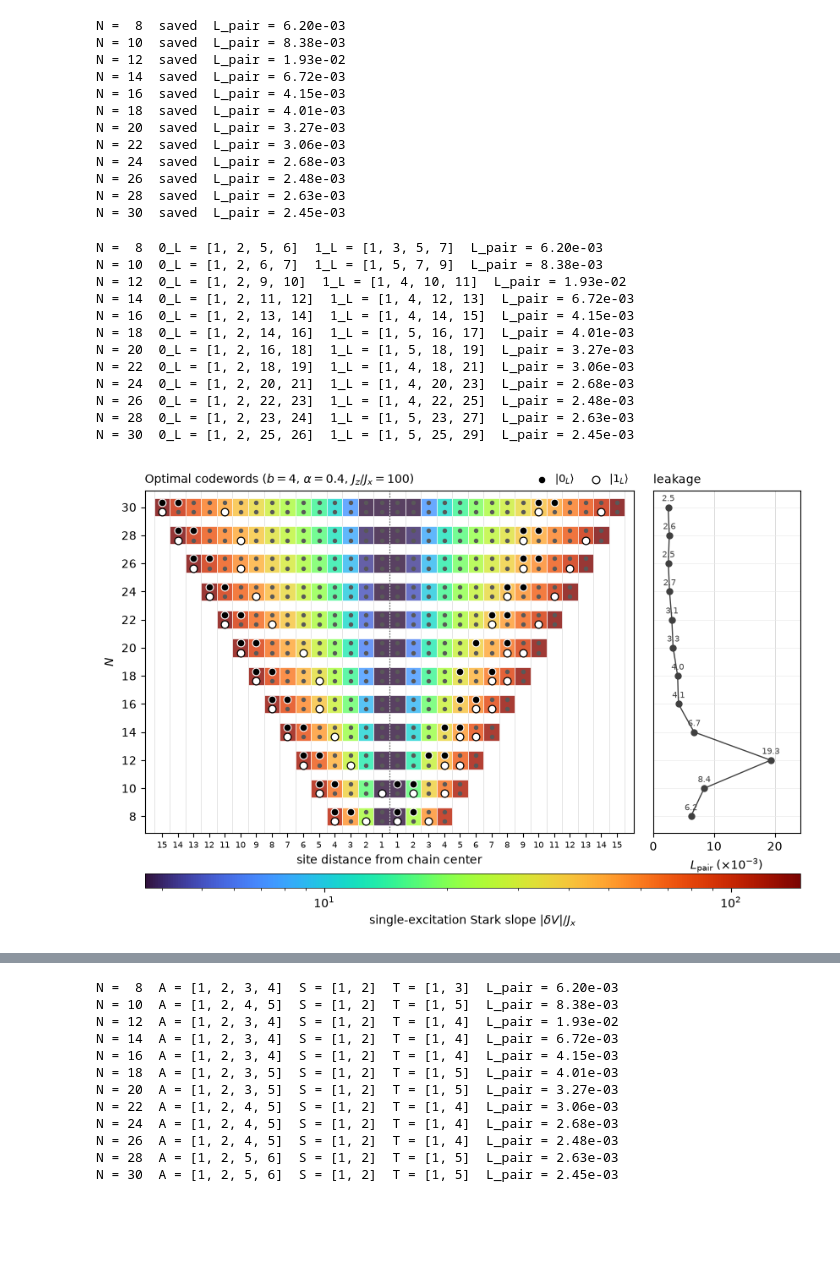
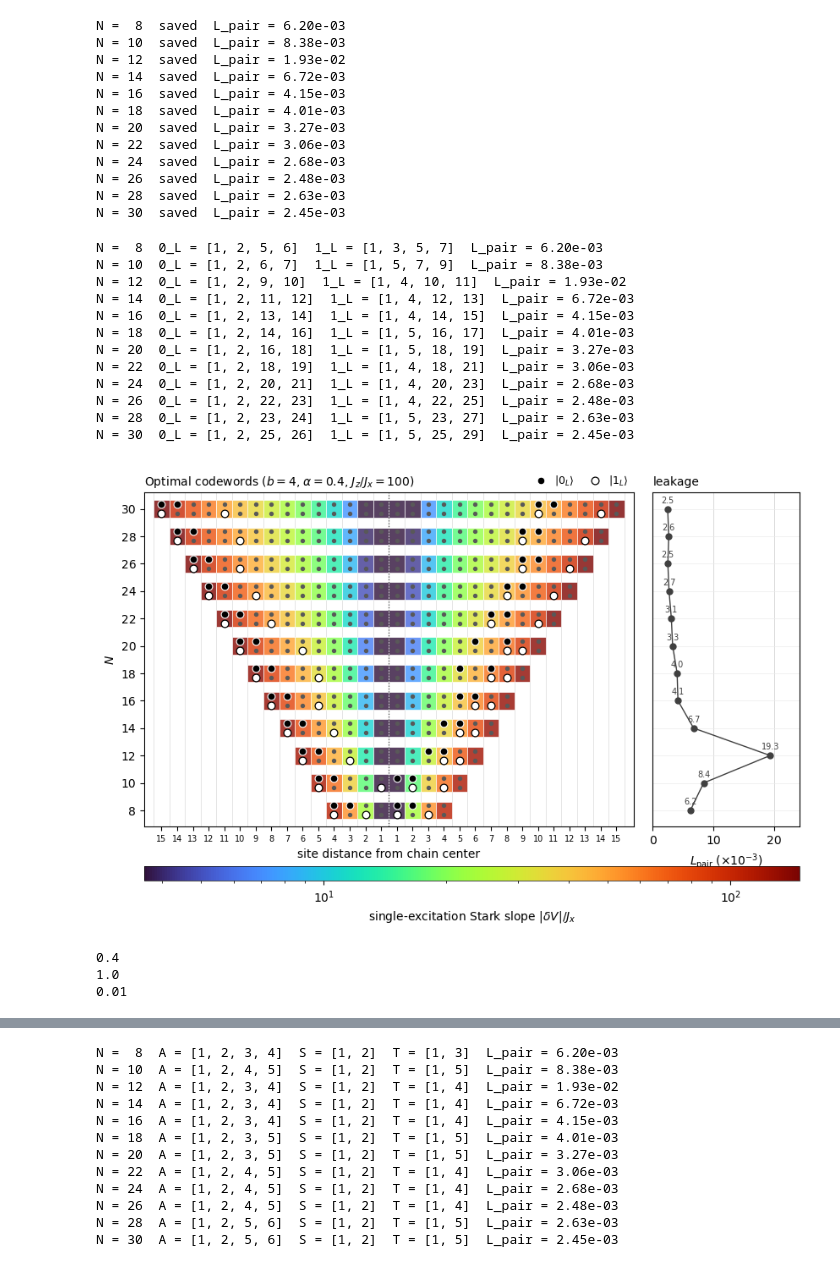
Before and after one commit to Shreyas-phys/Confinement-and-DFS, a Jupyter notebook: codeword_optimization.ipynb, the cells around one changed output, grey strips where cells are left out. Cells and saved outputs as stored; diff of their text form; code cells hidden in the pictures; blank space fills up the shorter version.

```diff
--- a/codeword_optimization.ipynb
+++ b/codeword_optimization.ipynb
@@ -687,7 +600,9 @@ norm = LogNorm(vmin=vmin, vmax=vmax)
 cmap = plt.get_cmap("turbo")
 
 # ---------------- figure ----------------
-fig, (ax, ax_L) = plt.subplots(1, 2, figsize=(10, 0.4 * len(Ns) + 1.4), sharey=True,
+# fig, (ax, ax_L) = plt.subplots(1, 2, figsize=(10, 0.4 * len(Ns) + 1.4), sharey=True,
+#                                gridspec_kw={"width_ratios": [4, 1.2], "wspace": 0.06})
+fig, (ax, ax_L) = plt.subplots(1, 2, figsize=(10, 0.42 * len(Ns) + 1.0), sharey=True,
                                gridspec_kw={"width_ratios": [4, 1.2], "wspace": 0.06})
 
 gap = 0.17                                     # vertical offset of the two codeword rows
@@ -765,31 +680,39 @@ ax_L.set_xlabel(r"$L_{\rm pair}\;(\times10^{-3})$")
 ax_L.set_xlim(0, max(L_values) * 1.25)
 ax_L.grid(True, axis="x", color="0.85", linewidth=0.7)
 ax_L.grid(True, axis="y", color="0.92", linewidth=0.5)
 ax_L.set_axisbelow(True)
 ax_L.tick_params(axis="y", left=False)
 ax_L.set_title("leakage", loc="left", fontsize=10)
 
 # ---------------- colour bar ----------------
 sm = plt.cm.ScalarMappable(norm=norm, cmap=cmap)
 cbar = fig.colorbar(sm, ax=[ax, ax_L], orientation="horizontal", fraction=0.05, pad=0.1, aspect=45)
 cbar.set_label(r"single-excitation Stark slope $|\delta V|/J_x$")
 if vmin < 2 < vmax:
     cbar.ax.axvline(2, color="k", linewidth=1)   # Stark criterion |dV| = 2 Jx
 cbar.outline.set_linewidth(0.5)
 
 fig.savefig("plt/optimal_codewords_vs_N.pdf", bbox_inches="tight")
 plt.show()
 # %% [output]
 N =  8  0_L = [1, 2, 5, 6]  1_L = [1, 3, 5, 7]  L_pair = 6.20e-03
 N = 10  0_L = [1, 2, 6, 7]  1_L = [1, 5, 7, 9]  L_pair = 8.38e-03
 N = 12  0_L = [1, 2, 9, 10]  1_L = [1, 4, 10, 11]  L_pair = 1.93e-02
 N = 14  0_L = [1, 2, 11, 12]  1_L = [1, 4, 12, 13]  L_pair = 6.72e-03
 N = 16  0_L = [1, 2, 13, 14]  1_L = [1, 4, 14, 15]  L_pair = 4.15e-03
 N = 18  0_L = [1, 2, 14, 16]  1_L = [1, 5, 16, 17]  L_pair = 4.01e-03
 N = 20  0_L = [1, 2, 16, 18]  1_L = [1, 5, 18, 19]  L_pair = 3.27e-03
 N = 22  0_L = [1, 2, 18, 19]  1_L = [1, 4, 18, 21]  L_pair = 3.06e-03
 N = 24  0_L = [1, 2, 20, 21]  1_L = [1, 4, 20, 23]  L_pair = 2.68e-03
 N = 26  0_L = [1, 2, 22, 23]  1_L = [1, 4, 22, 25]  L_pair = 2.48e-03
 N = 28  0_L = [1, 2, 23, 24]  1_L = [1, 5, 23, 27]  L_pair = 2.63e-03
 N = 30  0_L = [1, 2, 25, 26]  1_L = [1, 5, 25, 29]  L_pair = 2.45e-03
-[figure, old version]
+[figure, new version]
+# %%
+print(alpha)
+print(Jz)
+print(Jx)
+# %% [output]
+0.4
+1.0
+0.01
```
Also changed, not shown: parts of 3 cells of this notebook, 4 other files.
